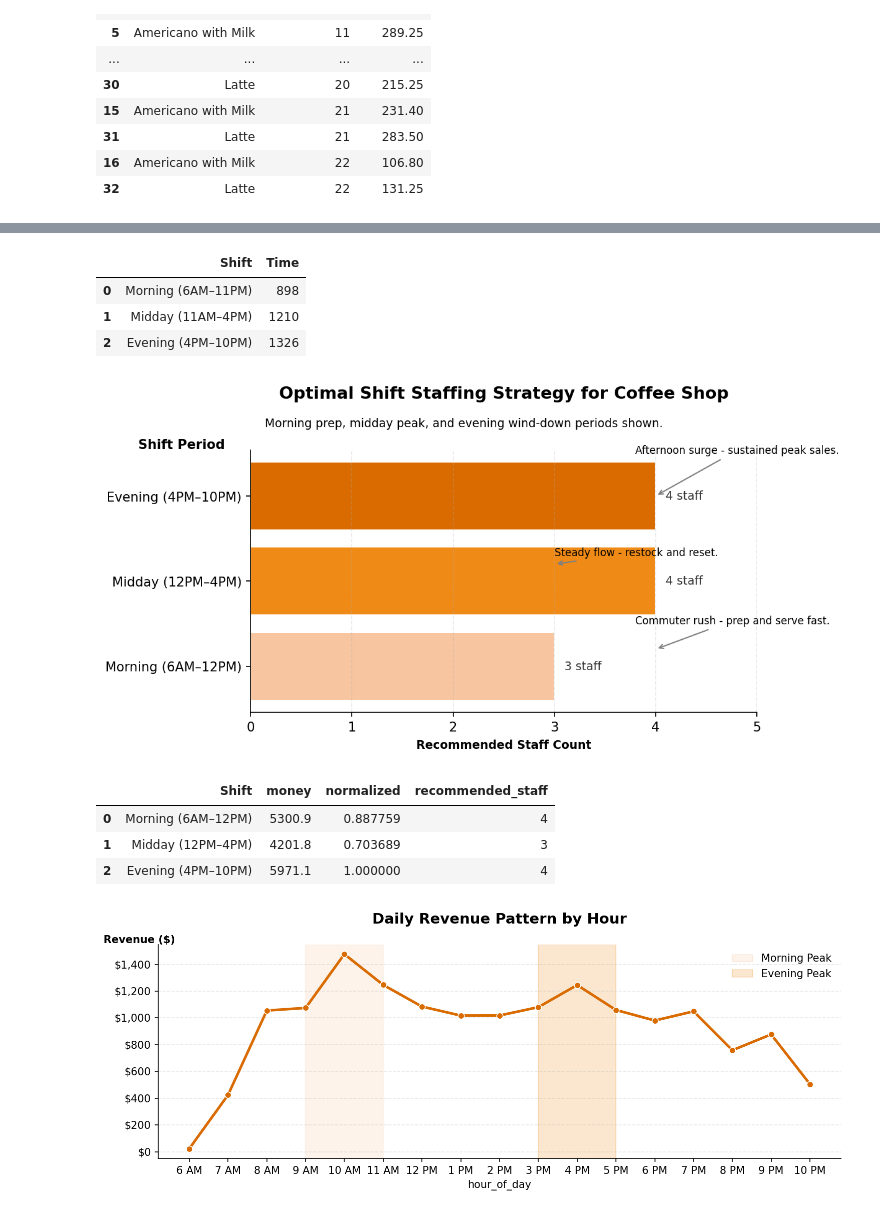
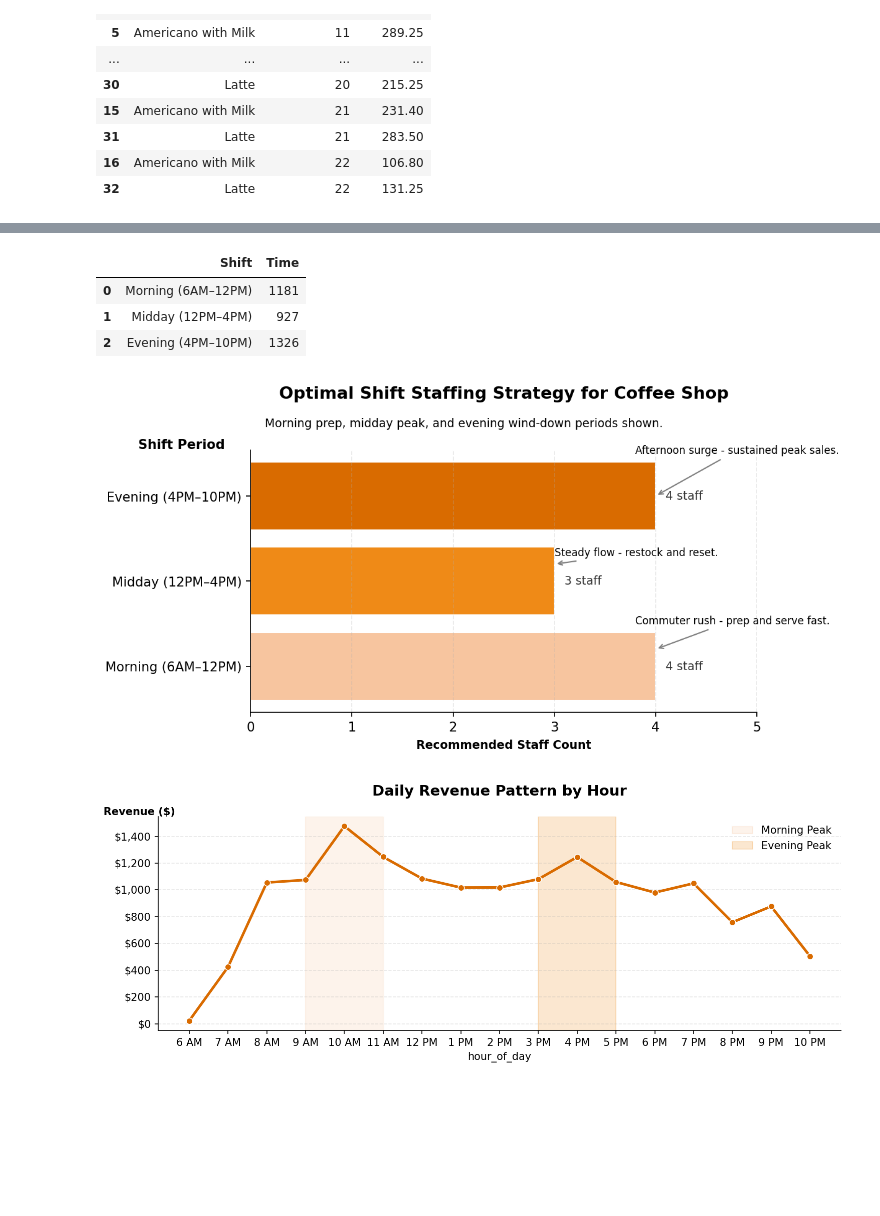
Before and after one commit to visheshgupta19/Memo-Assignment, a Jupyter notebook: memo update copy.ipynb, the cells around one changed output, grey strips where cells are left out. Saved outputs shown, nothing was run; the diff lists cells and outputs as text; code cells hidden in the pictures; blank space fills up the shorter version.

```diff
--- a/memo update copy.ipynb
+++ b/memo update copy.ipynb
@@ -956,8 +956,8 @@ import matplotlib.pyplot as plt
 import math
 
 # --- Define realistic shift ranges ---
-shift_bins = [6, 11, 16, 22]
-shift_labels = ["Morning (6AM–11PM)", "Midday (11AM–4PM)", "Evening (4PM–10PM)"]
+shift_bins = [6, 12, 16, 22]
+shift_labels = ["Morning (6AM–12PM)", "Midday (12PM–4PM)", "Evening (4PM–10PM)"]
 df["Shift"] = pd.cut(
     df["hour_of_day"], bins=shift_bins, labels=shift_labels, right=False
 )
@@ -968,16 +968,16 @@ transactions_by_shift = df.groupby("Shift")["Time"].count().reset_index()
 transactions_by_shift
 # %% [output]
 |  | Shift | Time |
-| 0 | Morning (6AM–11PM) | 898 |
-| 1 | Midday (11AM–4PM) | 1210 |
+| 0 | Morning (6AM–12PM) | 1181 |
+| 1 | Midday (12PM–4PM) | 927 |
 | 2 | Evening (4PM–10PM) | 1326 |
 # %%
 # --- Normalize and assign recommended staff ---
-sales_by_shift["normalized"] = (
+transactions_by_shift["normalized"] = (
     transactions_by_shift["Time"] / transactions_by_shift["Time"].max()
 )
-sales_by_shift["recommended_staff"] = (
-    np.round(sales_by_shift["normalized"] * 3) + 1
+transactions_by_shift["recommended_staff"] = (
+    np.round(transactions_by_shift["normalized"] * 3) + 1
 ).astype(int)
 
 # --- Plot ---
@@ -985,8 +985,8 @@ plt.figure(figsize=(8, 4.5), dpi=150)
 colors = ["#f7c59f", "#ef8a17", "#d96b00"]
 
 bars = plt.barh(
-    sales_by_shift["Shift"],
-    sales_by_shift["recommended_staff"],
+    transactions_by_shift["Shift"],
+    transactions_by_shift["recommended_staff"],
     color=colors,
     edgecolor="white",
 )
@@ -1019,7 +1019,7 @@ plt.suptitle(
 plt.xlabel("Recommended Staff Count", fontsize=9, fontweight="bold")
 plt.ylabel("", fontsize=9, fontweight="bold")
 
-plt.xlim(0, sales_by_shift["recommended_staff"].max() + 1)
+plt.xlim(0, transactions_by_shift["recommended_staff"].max() + 1)
 plt.grid(axis="x", linestyle="--", alpha=0.3)
 
 # Add contextual annotations
@@ -1036,41 +1036,34 @@ plt.annotate(
     xy=(3, 1.2),
     xytext=(3, 1.3),
     fontsize=8,
     arrowprops=dict(arrowstyle="->", lw=1, color="gray"),
     color="black",
 )
 plt.annotate(
     "Afternoon surge - sustained peak sales.",
     xy=(4, 2),
     xytext=(3.8, 2.5),
     fontsize=8,
     arrowprops=dict(arrowstyle="->", lw=1, color="gray"),
     color="black",
 )
 ax = plt.gca()
 ax.text(
     -0.1,
     0.52,
     "Shift Period",
     transform=ax2.transAxes,
     fontsize=10,
     ha="left",
     va="bottom",
     fontweight="bold",
 )
 ax.spines["top"].set_visible(False)
 ax.spines["right"].set_visible(False)
 plt.tight_layout()
 plt.show()
 # %% [output]
-[figure, old version]
+[figure, new version]
-# %%
-sales_by_shift
-# %% [output]
-|  | Shift | money | normalized | recommended_staff |
-| 0 | Morning (6AM–12PM) | 5300.9 | 0.887759 | 4 |
-| 1 | Midday (12PM–4PM) | 4201.8 | 0.703689 | 3 |
-| 2 | Evening (4PM–10PM) | 5971.1 | 1.000000 | 4 |
 # %%
 import matplotlib.ticker as mtick
 
```
Also changed, not shown: parts of 2 cells of this notebook.
